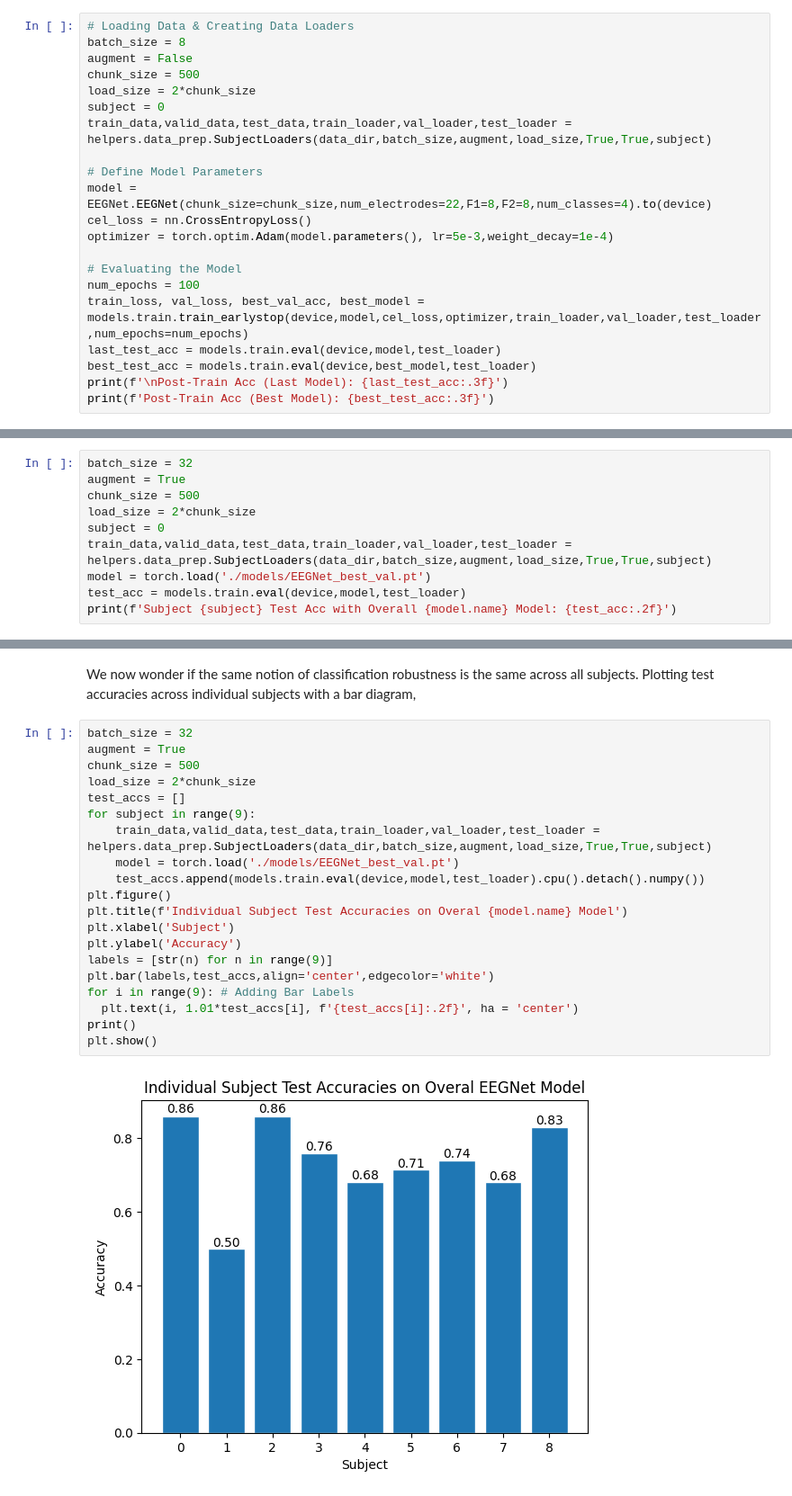
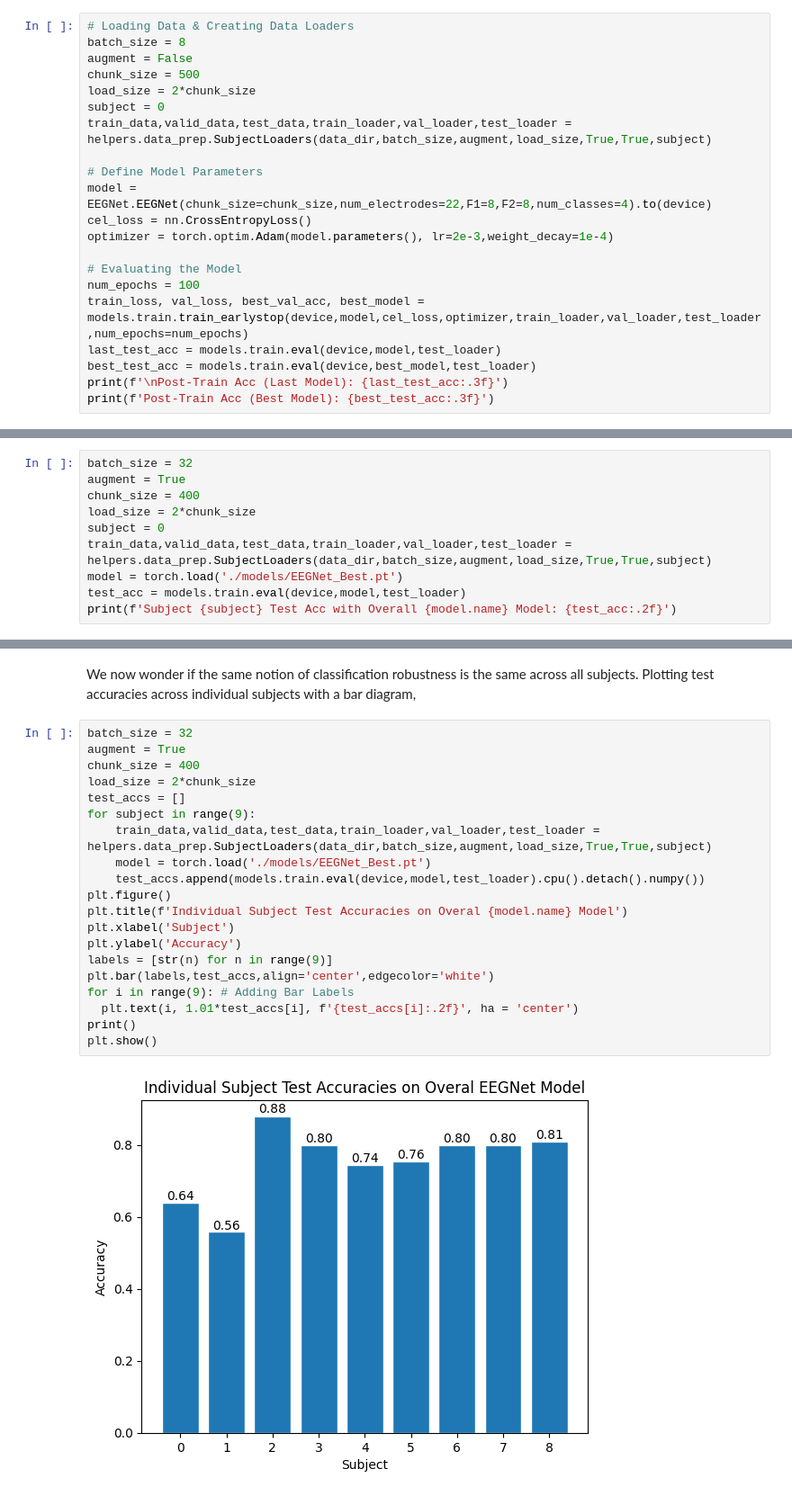
Before and after one commit to dotimothy/C247-Project, a Jupyter notebook: Project.ipynb, the cells around one changed output, grey strips where cells are left out. Shown at 90% size. Drawn from its saved outputs; the diff is of its cells as text.

Commit message:
Model Ensembling from Josh complete integrated

```diff
--- a/Project.ipynb
+++ b/Project.ipynb
@@ -712,7 +713,7 @@ train_data,valid_data,test_data,train_loader,val_loader,test_loader =  helpers.d
 # Define Model Parameters
 model = EEGNet.EEGNet(chunk_size=chunk_size,num_electrodes=22,F1=8,F2=8,num_classes=4).to(device)
 cel_loss = nn.CrossEntropyLoss()
-optimizer = torch.optim.Adam(model.parameters(), lr=5e-3,weight_decay=1e-4)
+optimizer = torch.optim.Adam(model.parameters(), lr=2e-3,weight_decay=1e-4)
 
 # Evaluating the Model
 num_epochs = 100
@@ -795,11 +790,11 @@ Another question is if optimizing across all subjects improves the accuracy of S
 # %%
 batch_size = 32
 augment = True
-chunk_size = 500
+chunk_size = 400
 load_size = 2*chunk_size
 subject = 0
 train_data,valid_data,test_data,train_loader,val_loader,test_loader = helpers.data_prep.SubjectLoaders(data_dir,batch_size,augment,load_size,True,True,subject)
-model = torch.load('./models/EEGNet_best_val.pt')
+model = torch.load('./models/EEGNet_Best.pt')
 test_acc = models.train.eval(device,model,test_loader)
 print(f'Subject {subject} Test Acc with Overall {model.name} Model: {test_acc:.2f}')
 # %% [output]
@@ -809,23 +804,23 @@ We now wonder if the same notion of classification robustness is the same across
 # %%
 batch_size = 32
 augment = True
-chunk_size = 500
+chunk_size = 400
 load_size = 2*chunk_size
 test_accs = []
 for subject in range(9):
     train_data,valid_data,test_data,train_loader,val_loader,test_loader = helpers.data_prep.SubjectLoaders(data_dir,batch_size,augment,load_size,True,True,subject)
-    model = torch.load('./models/EEGNet_best_val.pt')
+    model = torch.load('./models/EEGNet_Best.pt')
     test_accs.append(models.train.eval(device,model,test_loader).cpu().detach().numpy())
 plt.figure()
 plt.title(f'Individual Subject Test Accuracies on Overal {model.name} Model')
 plt.xlabel('Subject')
 plt.ylabel('Accuracy')
 labels = [str(n) for n in range(9)]
 plt.bar(labels,test_accs,align='center',edgecolor='white')
 for i in range(9): # Adding Bar Labels
   plt.text(i, 1.01*test_accs[i], f'{test_accs[i]:.2f}', ha = 'center')
 print()
 plt.show()
 # %% [output]
-[figure, old version]
+[figure, new version]
 # %% [markdown]
```
Also changed, not shown: parts of 18 cells of this notebook, 3 other files.
